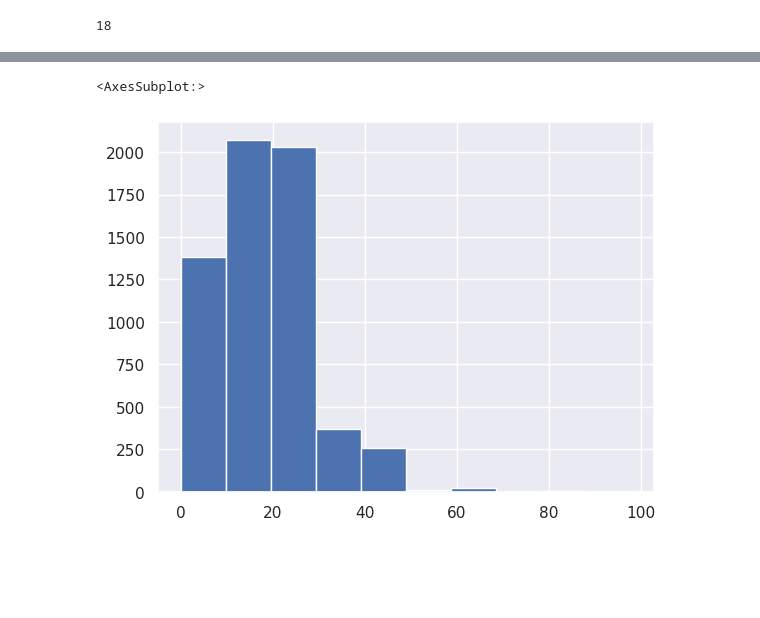
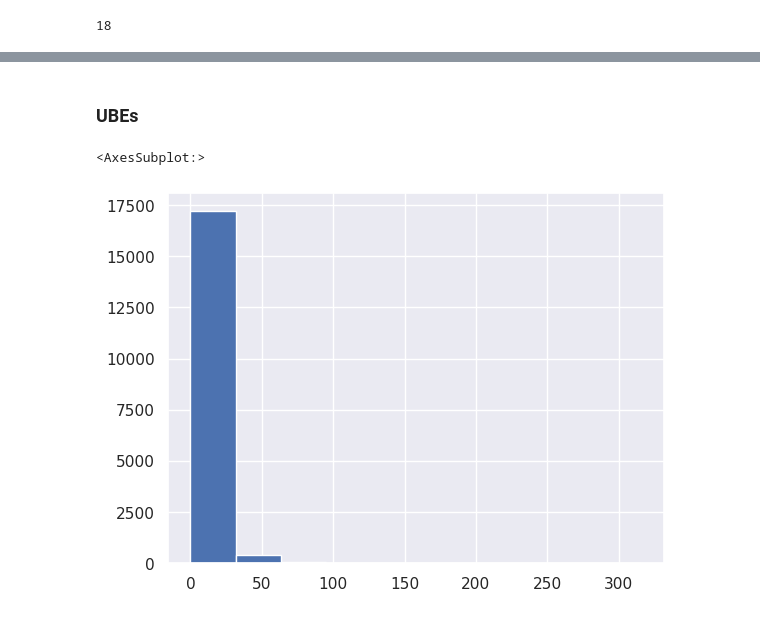
Before and after one commit to jueves/CIS1994, a Jupyter notebook: Exploration.ipynb, the cells around one changed output, grey strips where cells are left out. Drawn from its saved outputs; the diff is of its cells as text; code cells hidden in the pictures; blank space fills up the shorter version.

```diff
--- a/Exploration.ipynb
+++ b/Exploration.ipynb
@@ -75,5 +192,7 @@ data.population.isna().sum()
+# %% [markdown]
+### UBEs
 # %%
-data.cigarettes.hist()
+data.UBE.hist()
 # %% [output]
 <AxesSubplot:>
-[figure, old version]
+[figure, new version]
```
Also changed, not shown: parts of 43 cells of this notebook.
